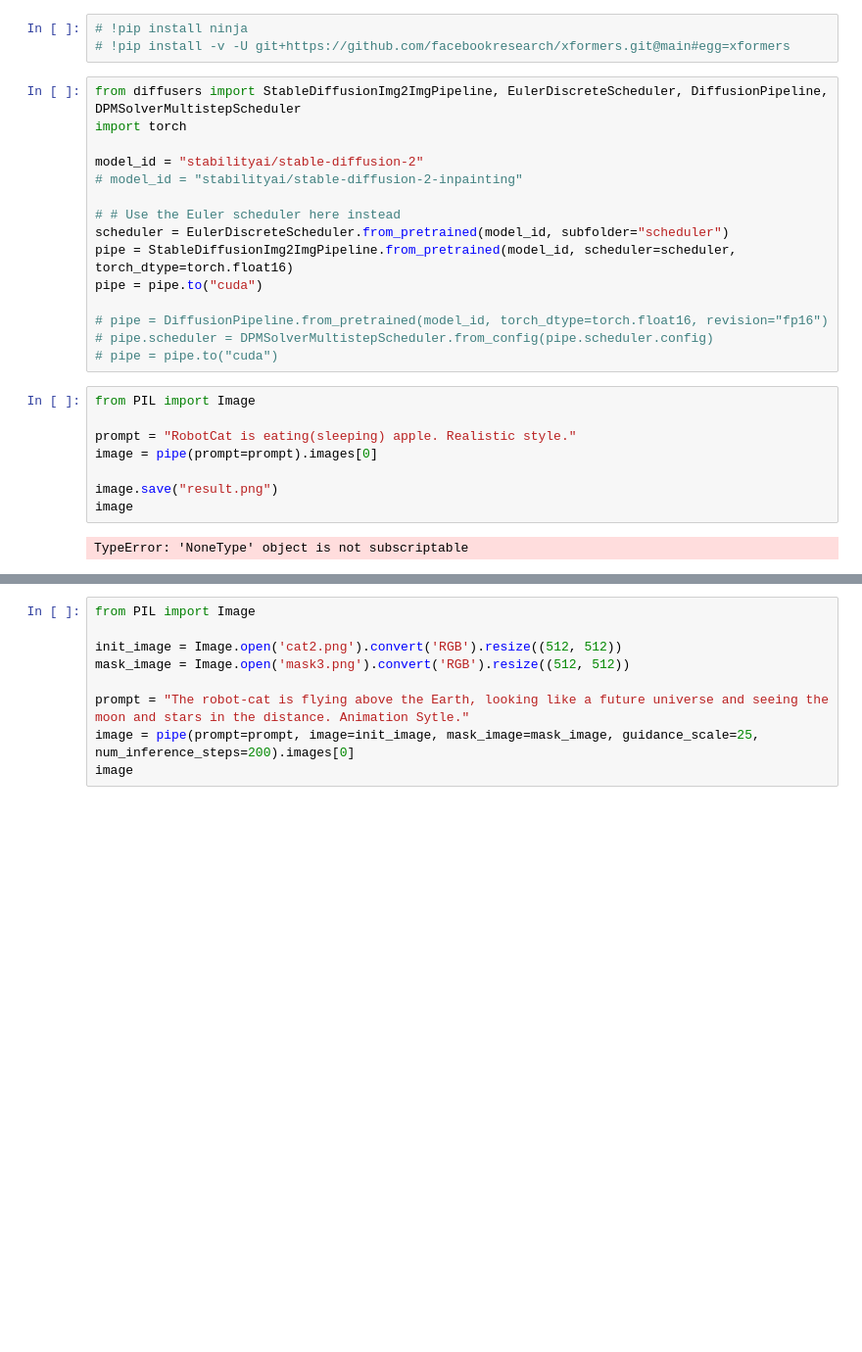
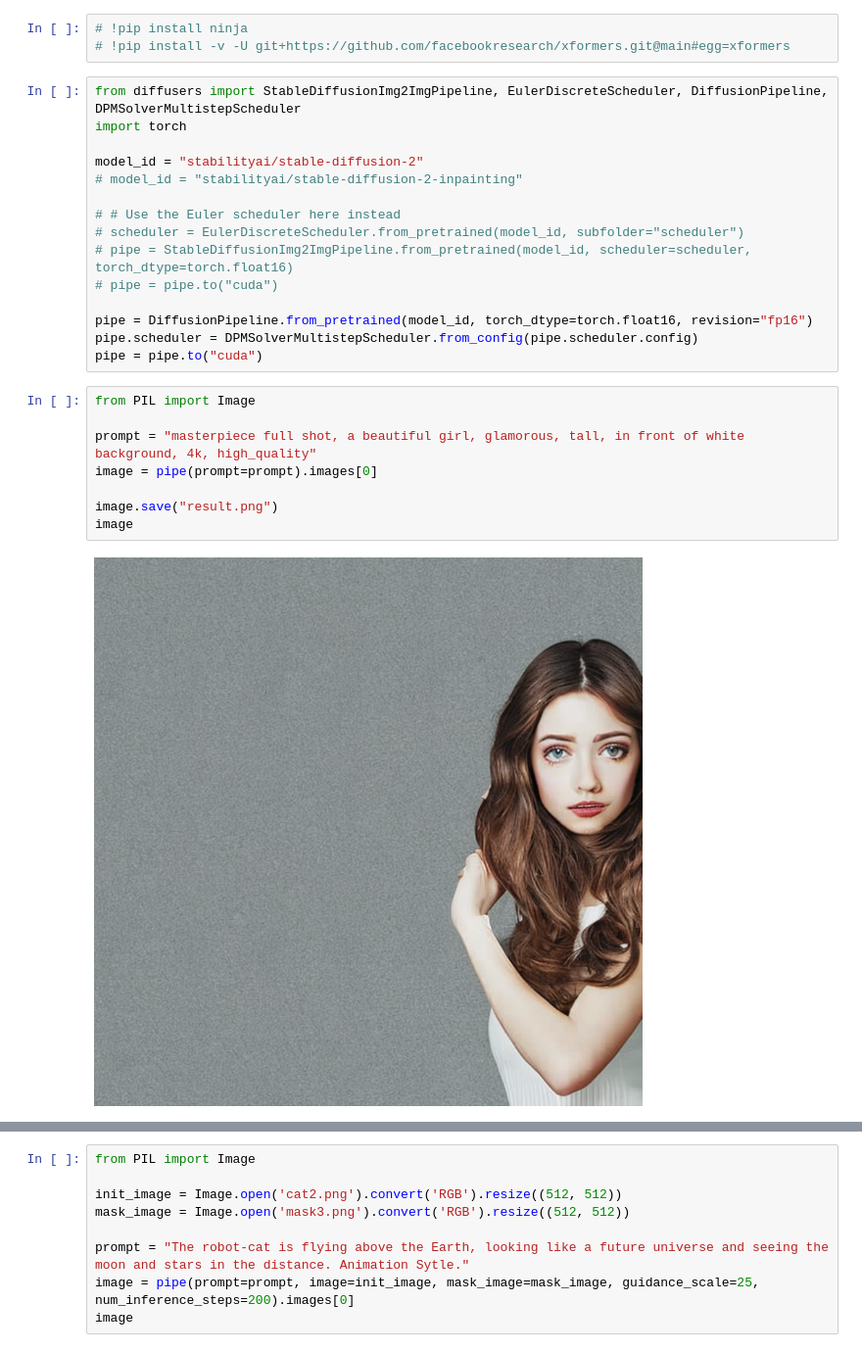
Before and after one commit to leadbreak/generator, a Jupyter notebook: diffusion2.ipynb, the cells around one changed output, grey strips where cells are left out. Shown at 98% size. Cells and saved outputs as stored; diff of their text form; blank space fills up the shorter version.

```diff
--- a/diffusion2.ipynb
+++ b/diffusion2.ipynb
@@ -11,20 +11,20 @@ model_id = "stabilityai/stable-diffusion-2"
 # model_id = "stabilityai/stable-diffusion-2-inpainting"
 
 # # Use the Euler scheduler here instead
-scheduler = EulerDiscreteScheduler.from_pretrained(model_id, subfolder="scheduler")
-pipe = StableDiffusionImg2ImgPipeline.from_pretrained(model_id, scheduler=scheduler, torch_dtype=torch.float16)
+# scheduler = EulerDiscreteScheduler.from_pretrained(model_id, subfolder="scheduler")
+# pipe = StableDiffusionImg2ImgPipeline.from_pretrained(model_id, scheduler=scheduler, torch_dtype=torch.float16)
+# pipe = pipe.to("cuda")
+
+pipe = DiffusionPipeline.from_pretrained(model_id, torch_dtype=torch.float16, revision="fp16")
+pipe.scheduler = DPMSolverMultistepScheduler.from_config(pipe.scheduler.config)
 pipe = pipe.to("cuda")
-
-# pipe = DiffusionPipeline.from_pretrained(model_id, torch_dtype=torch.float16, revision="fp16")
-# pipe.scheduler = DPMSolverMultistepScheduler.from_config(pipe.scheduler.config)
-# pipe = pipe.to("cuda")
 # %%
 from PIL import Image
 
-prompt = "RobotCat is eating(sleeping) apple. Realistic style."
+prompt = "masterpiece full shot, a beautiful girl, glamorous, tall, in front of white background, 4k, high_quality"
 image = pipe(prompt=prompt).images[0]
 
 image.save("result.png")
 image
 # %% [output]
-TypeError: 'NoneType' object is not subscriptable
+[figure, added]
```
Also changed, not shown: parts of 1 cell of this notebook, 2 other files.
